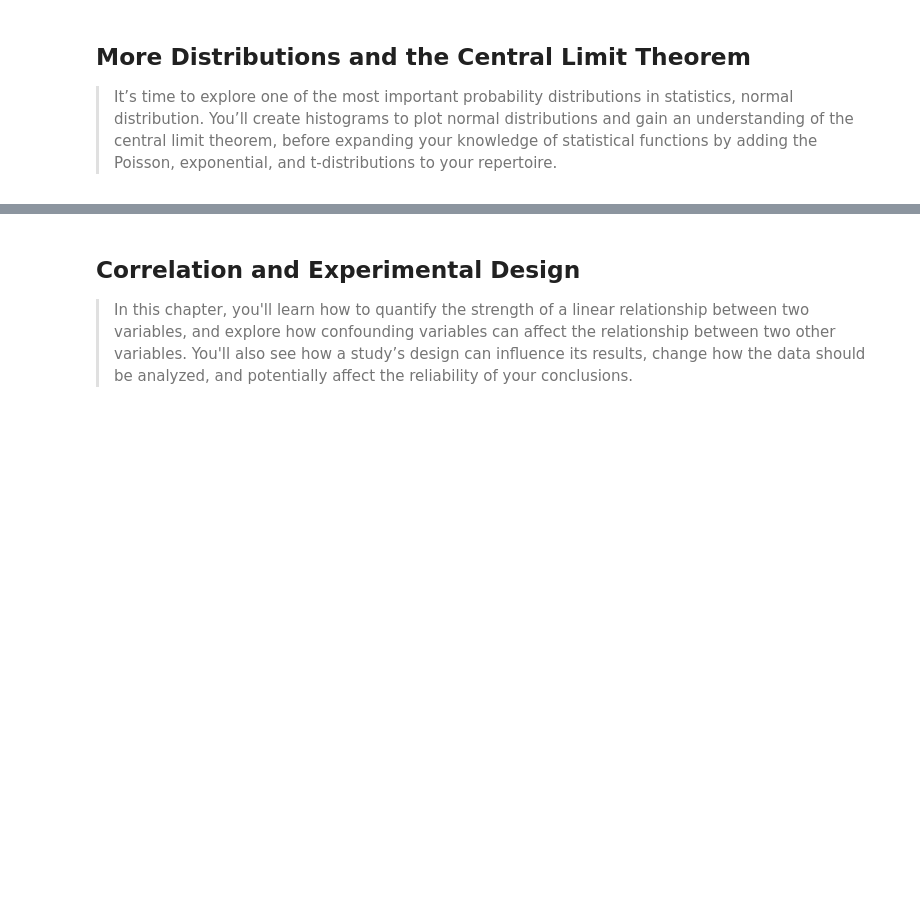
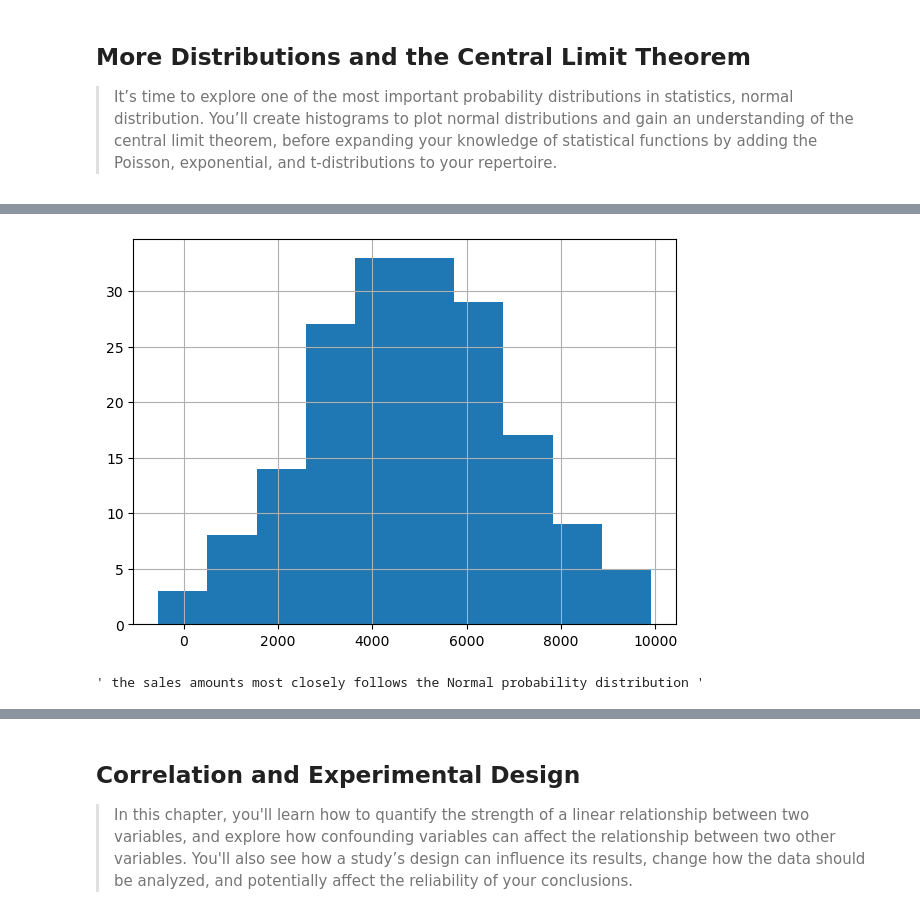
Before and after one commit to anhhaibkhn/Data-Science-selfstudy-notes-Blog, a Jupyter notebook: _notebooks/Introduction to Statistics in Python/2022-08-31-Introduction to Statistics in Python.ipynb, the cells around one changed output, grey strips where cells are left out. Drawn from its saved outputs; the diff is of its cells as text; code cells hidden in the pictures; blank space fills up the shorter version.

```diff
--- a/_notebooks/Introduction to Statistics in Python/2022-08-31-Introduction to Statistics in Python.ipynb
+++ b/_notebooks/Introduction to Statistics in Python/2022-08-31-Introduction to Statistics in Python.ipynb
@@ -709,0 +696,10 @@ print(won_35pct)
+# %%
+amir_deals = pd.read_csv('./datasets/amir_deals.csv', index_col=0)
+# %%
+# Histogram of amount with 10 bins and show plot
+amir_deals['amount'].hist( bins=10)
+plt.show()
+""" the sales amounts most closely follows the Normal probability distribution """
+# %% [output]
+[figure, added]
+' the sales amounts most closely follows the Normal probability distribution '
```
Also changed, not shown: parts of 52 cells of this notebook, 10 other files.
